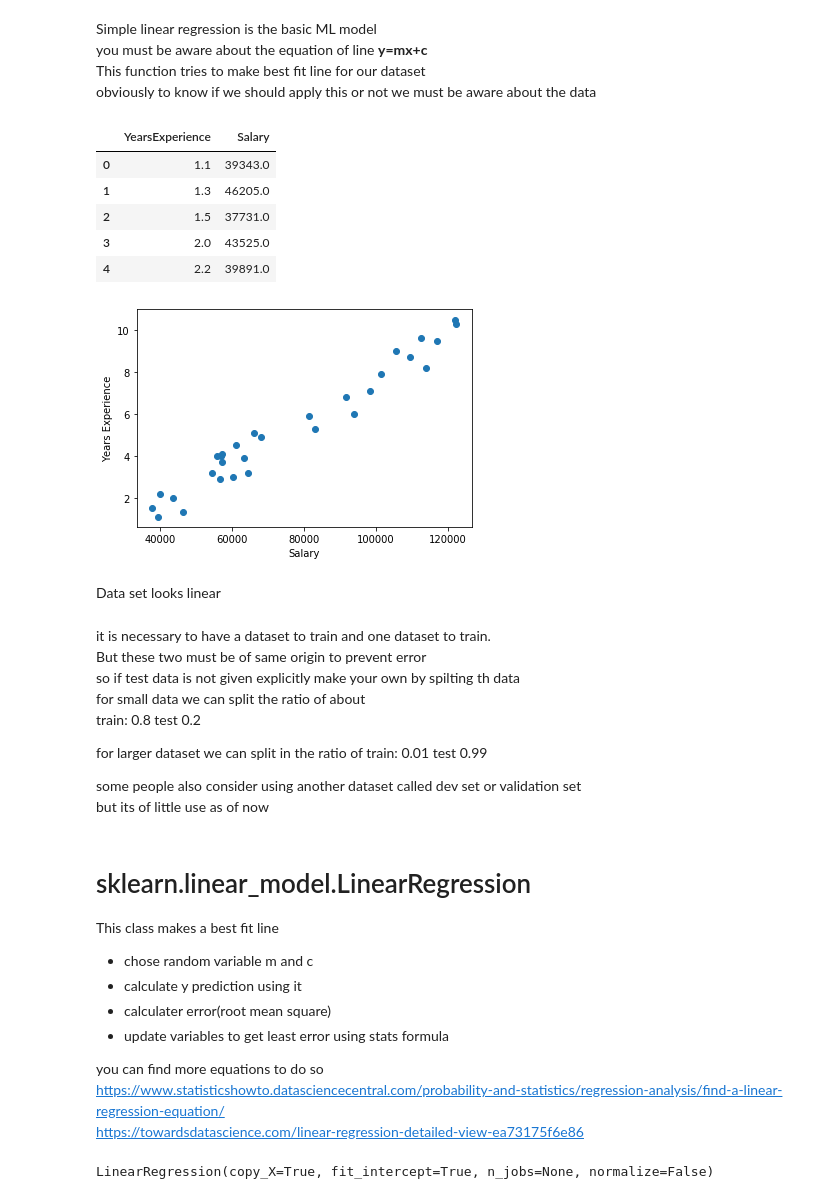
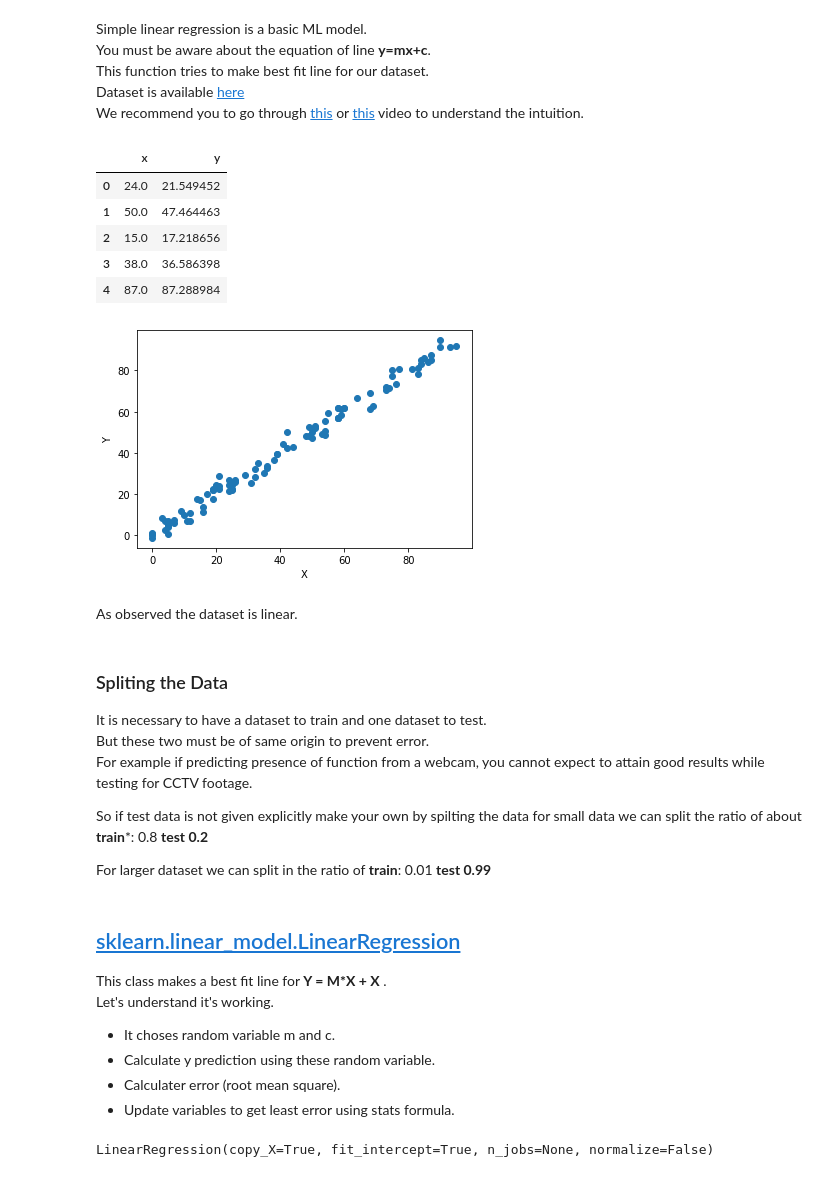
Before and after one commit to kabirnagpal/ML-Track, a Jupyter notebook: week 3.ipynb, the cells around one changed output. Cells and saved outputs as stored; diff of their text form; code cells hidden in the pictures.

```diff
--- a/week 3.ipynb
+++ b/week 3.ipynb
@@ -4,30 +4,31 @@ Only for continous data or relation
 # %% [markdown]
-Simple linear regression is the basic ML model
-you must be aware about the equation of line **y=mx+c**
-This function tries to make best fit line for our dataset
-obviously to know if we should apply this or not we must be aware about the data
+Simple linear regression is a basic ML model.
+You must be aware about the equation of line **y=mx+c**.
+This function tries to make best fit line for our dataset.
+Dataset is available [here](https://www.kaggle.com/andonians/random-linear-regression)
+We recommend you to go through [this](https://www.youtube.com/watch?v=GhrxgbQnEEU) or [this](https://www.youtube.com/watch?v=E5RjzSK0fvY) video to understand the intuition.
 # %%
 import pandas as pd
-data=pd.read_csv('data/Salary_Data.csv')
-data = data.dropna(how='any',axis=0)
+data=pd.read_csv('data/x-y.csv')
+data = data.dropna(how='any',axis=0)[:100]
 # %%
 data.head()
 # %% [output]
-|  | YearsExperience | Salary |
-| 0 | 1.1 | 39343.0 |
-| 1 | 1.3 | 46205.0 |
-| 2 | 1.5 | 37731.0 |
-| 3 | 2.0 | 43525.0 |
-| 4 | 2.2 | 39891.0 |
+|  | x | y |
+| 0 | 24.0 | 21.549452 |
+| 1 | 50.0 | 47.464463 |
+| 2 | 15.0 | 17.218656 |
+| 3 | 38.0 | 36.586398 |
+| 4 | 87.0 | 87.288984 |
 # %%
 import matplotlib.pyplot as plt
 
-plt.scatter(data["Salary"],data["YearsExperience"])
-plt.xlabel("Salary")
-plt.ylabel("Years Experience")
+plt.scatter(data["x"],data["y"])
+plt.xlabel("X")
+plt.ylabel("Y")
 plt.show()
 # %% [output]
-[figure, old version]
+[figure, new version]
-# %% [markdown]
-Data set looks linear
+# %% [markdown]
+As observed the dataset is linear.
 # %%
@@ -36,14 +37,11 @@ y=data['Salary'].values.reshape(-1,1)
 # %% [markdown]
-it is necessary to have a dataset to train and one dataset to train.
-But these two must be of same origin to prevent error
-so if test data is not given explicitly make your own by spilting th data
-for small data we can split the ratio of about
-train: 0.8 test 0.2
+### Spliting the Data
+It is necessary to have a dataset to train and one dataset to test.
+But these two must be of same origin to prevent error.
+For example if predicting presence of function from a webcam, you cannot expect to attain good results while testing for CCTV footage.
 
-for larger dataset we can split in the ratio of
-train: 0.01 test 0.99
+So if test data is not given explicitly make your own by spilting the data for small data we can split the ratio of about **train***: 0.8 **test 0.2**
 
-some people also consider using another dataset called dev set or validation set
-but its of little use as of now
+For larger dataset we can split in the ratio of **train**: 0.01 **test 0.99**
 # %%
 from sklearn.model_selection import train_test_split
@@ -51,13 +49,12 @@ X_train, X_test, y_train, y_test = train_test_split(x, y, test_size = 0.2, rando
 # %% [markdown]
-# sklearn.linear_model.LinearRegression
-This class makes a best fit line
-* chose random variable m and c
-* calculate y prediction using it
-* calculater error(root mean square)
-* update variables to get least error using stats formula
+## [sklearn.linear_model.LinearRegression](https://scikit-learn.org/stable/modules/generated/sklearn.linear_model.LinearRegression.html?highlight=linear%20regression)
 
-you can find more equations to do so
-https://www.statisticshowto.datasciencecentral.com/probability-and-statistics/regression-analysis/find-a-linear-regression-equation/
-https://towardsdatascience.com/linear-regression-detailed-view-ea73175f6e86
+This class makes a best fit line for **Y = M*X + X** .
+Let's understand it's working.
+
+* It choses random variable m and c.
+* Calculate y prediction using these random variable.
+* Calculater error (root mean square).
+* Update variables to get least error using stats formula.
 # %%
 from sklearn.linear_model import LinearRegression
```
Also changed, not shown: parts of 32 cells of this notebook, 5 other files.
